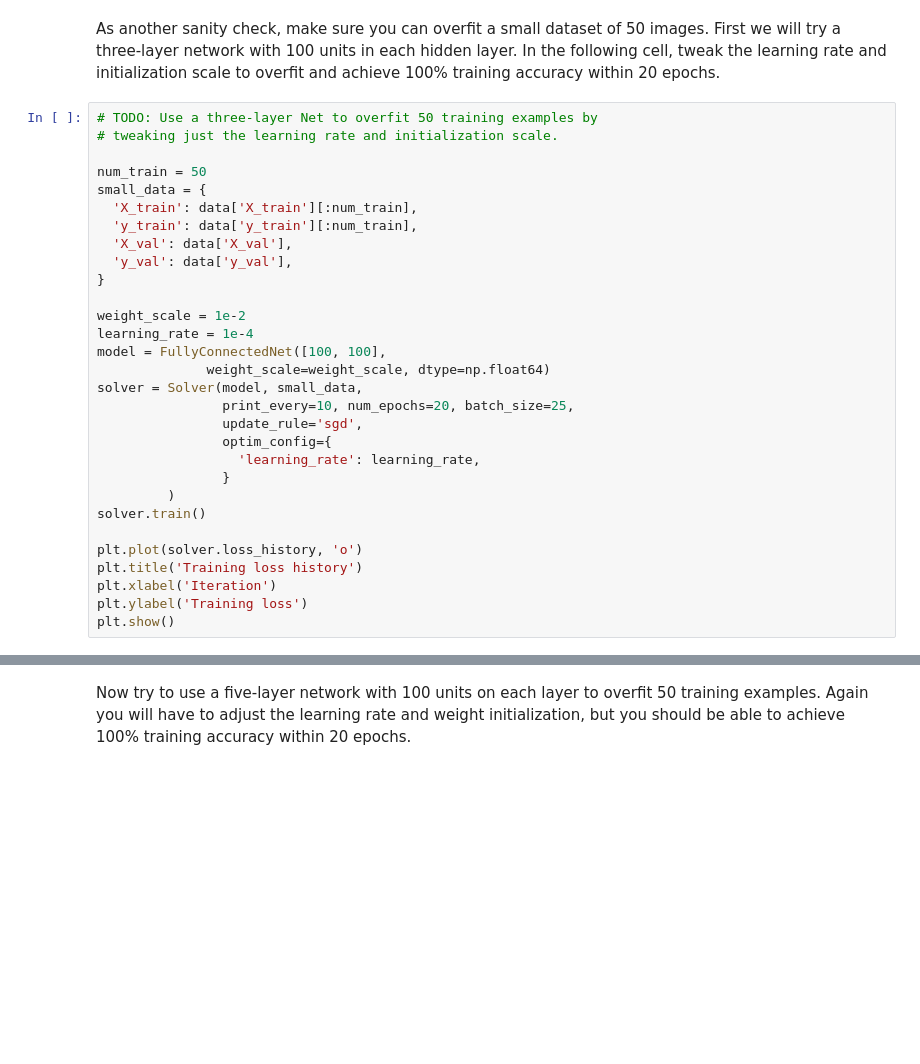
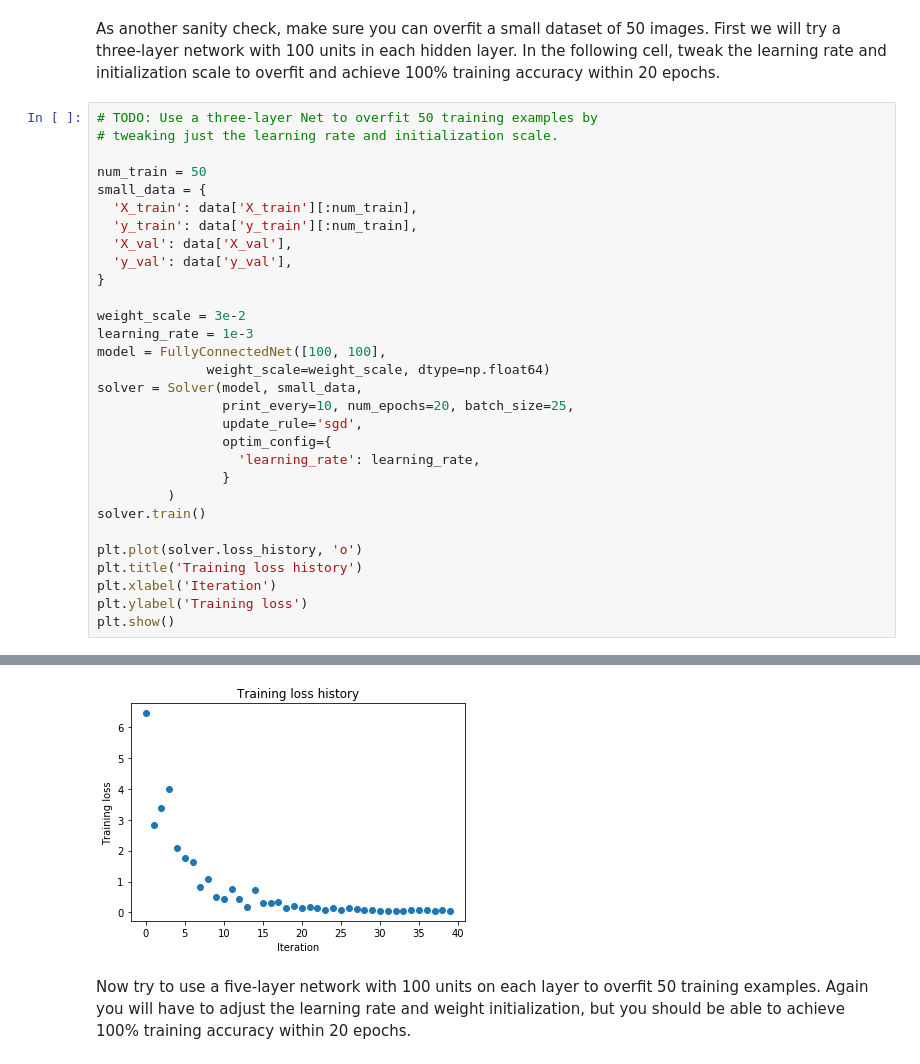
Before and after one commit to LMerCy/CS231n, a Jupyter notebook: assignment2/FullyConnectedNets.ipynb, the cells around one changed output, grey strips where cells are left out. Cells and saved outputs as stored; diff of their text form; blank space fills up the shorter version.

```diff
--- a/assignment2/FullyConnectedNets.ipynb
+++ b/assignment2/FullyConnectedNets.ipynb
@@ -362,8 +447,8 @@ small_data = {
   'y_val': data['y_val'],
 }
 
-weight_scale = 1e-2
-learning_rate = 1e-4
+weight_scale = 3e-2
+learning_rate = 1e-3
 model = FullyConnectedNet([100, 100],
               weight_scale=weight_scale, dtype=np.float64)
 solver = Solver(model, small_data,
@@ -380,3 +465,4 @@ plt.title('Training loss history')
 plt.xlabel('Iteration')
 plt.ylabel('Training loss')
 plt.show()
+# %% [output]
@@ -383,3 +486,4 @@ plt.show()
+[figure, added]
 # %% [markdown]
 Now try to use a five-layer network with 100 units on each layer to overfit 50 training examples. Again you will have to adjust the learning rate and weight initialization, but you should be able to achieve 100% training accuracy within 20 epochs.
 # %%
```
Also changed, not shown: parts of 27 cells of this notebook, 4 other files.
